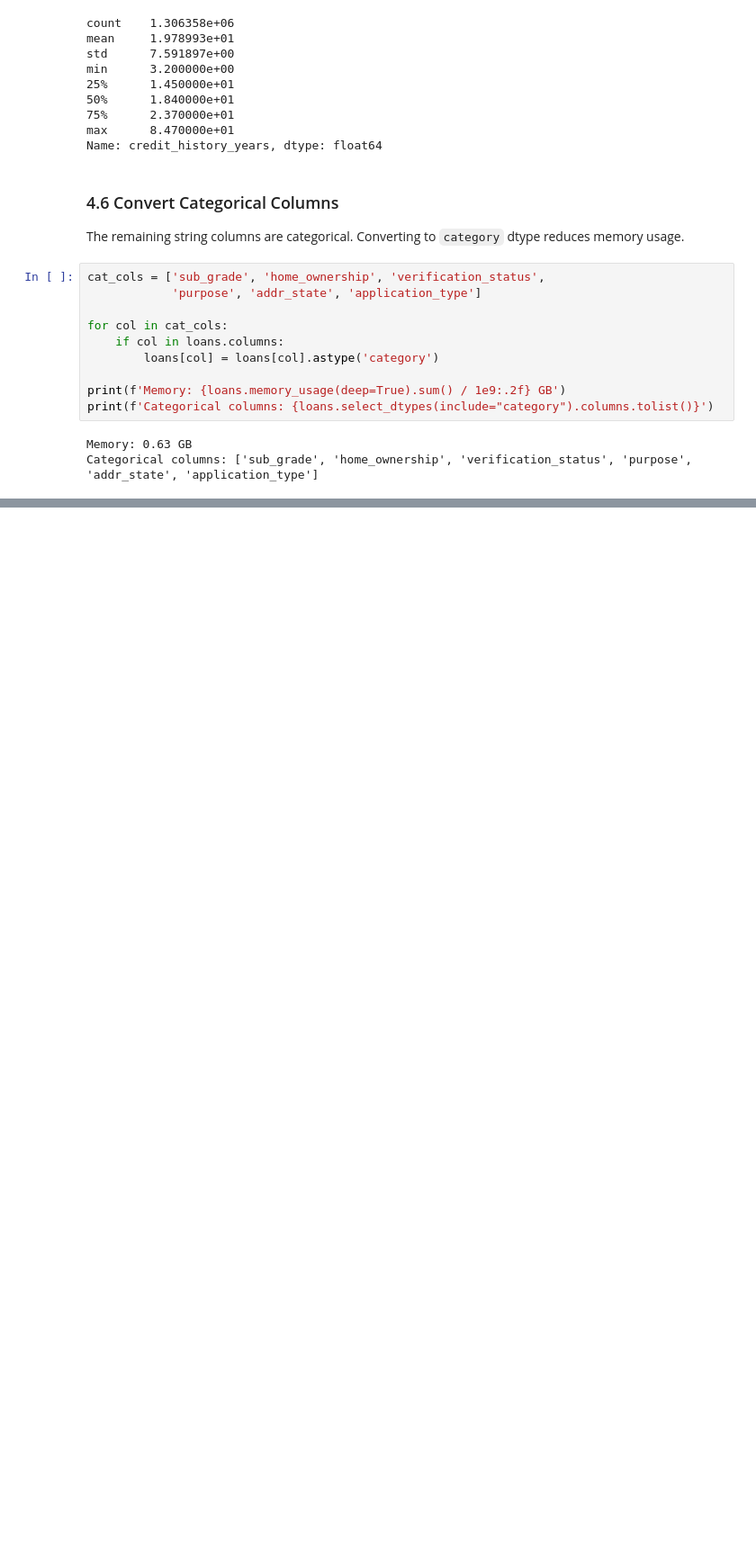
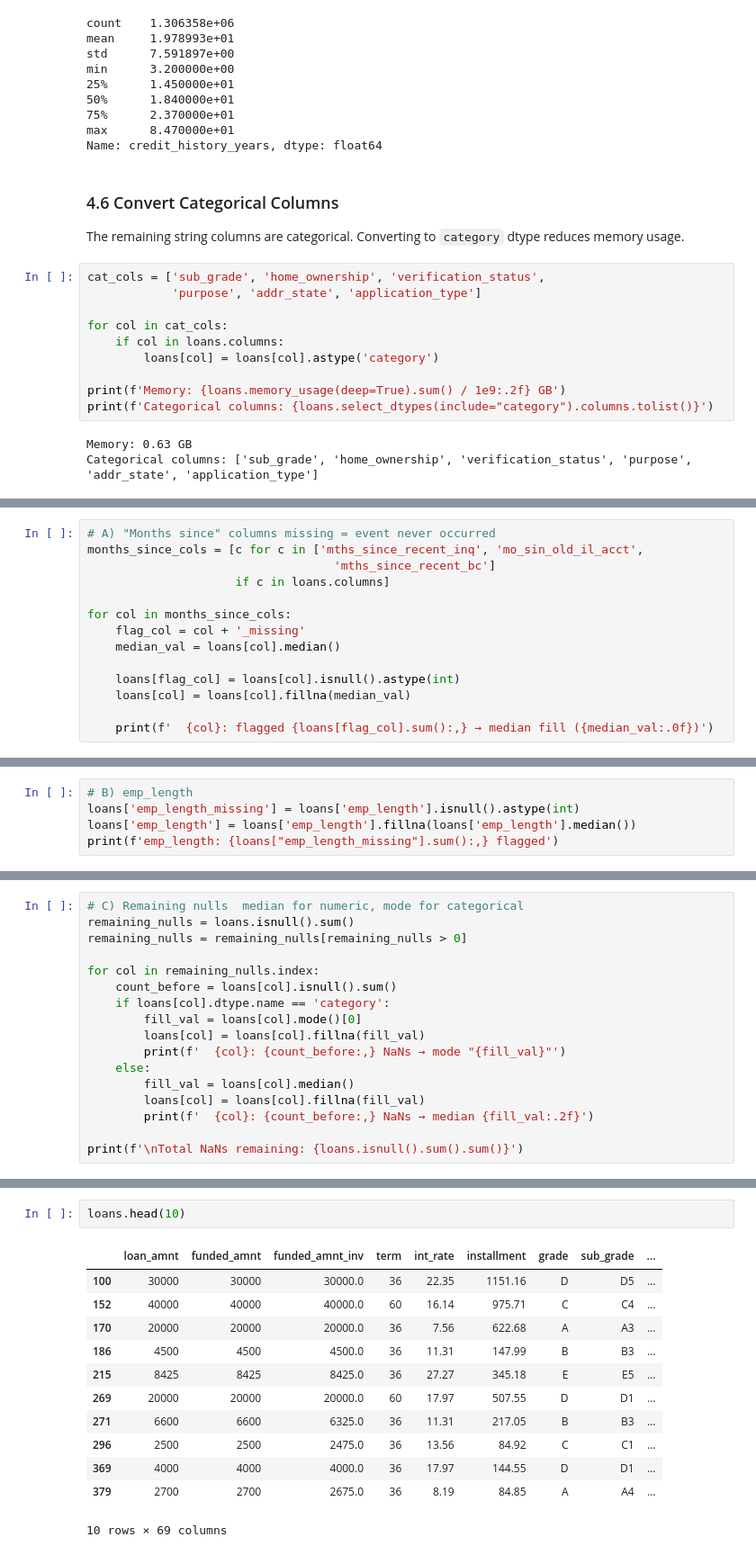
Before and after one commit to AhmedInv40/Predicting-Loan-Default, a Jupyter notebook: PredictingLoanDefault.ipynb, the cells around one changed output, grey strips where cells are left out. Shown at 90% size. Drawn from its saved outputs; the diff is of its cells as text; blank space fills up the shorter version.

Commit message:
Data Cleaning part 2 (missing values, imputing)

```diff
--- a/PredictingLoanDefault.ipynb
+++ b/PredictingLoanDefault.ipynb
@@ -434,0 +489,14 @@ Categorical columns: ['sub_grade', 'home_ownership', 'verification_status', 'pur
+# %%
+# A) "Months since" columns missing = event never occurred
+months_since_cols = [c for c in ['mths_since_recent_inq', 'mo_sin_old_il_acct',
+                                   'mths_since_recent_bc']
+                     if c in loans.columns]
+
+for col in months_since_cols:
+    flag_col = col + '_missing'
+    median_val = loans[col].median()
+
+    loans[flag_col] = loans[col].isnull().astype(int)
+    loans[col] = loans[col].fillna(median_val)
+
+    print(f'  {col}: flagged {loans[flag_col].sum():,} → median fill ({median_val:.0f})')
@@ -434,0 +507,5 @@ Categorical columns: ['sub_grade', 'home_ownership', 'verification_status', 'pur
+# %%
+# B) emp_length
+loans['emp_length_missing'] = loans['emp_length'].isnull().astype(int)
+loans['emp_length'] = loans['emp_length'].fillna(loans['emp_length'].median())
+print(f'emp_length: {loans["emp_length_missing"].sum():,} flagged')
@@ -434,0 +514,17 @@ Categorical columns: ['sub_grade', 'home_ownership', 'verification_status', 'pur
+# %%
+# C) Remaining nulls  median for numeric, mode for categorical
+remaining_nulls = loans.isnull().sum()
+remaining_nulls = remaining_nulls[remaining_nulls > 0]
+
+for col in remaining_nulls.index:
+    count_before = loans[col].isnull().sum()
+    if loans[col].dtype.name == 'category':
+        fill_val = loans[col].mode()[0]
+        loans[col] = loans[col].fillna(fill_val)
+        print(f'  {col}: {count_before:,} NaNs → mode "{fill_val}"')
+    else:
+        fill_val = loans[col].median()
+        loans[col] = loans[col].fillna(fill_val)
+        print(f'  {col}: {count_before:,} NaNs → median {fill_val:.2f}')
+
+print(f'\nTotal NaNs remaining: {loans.isnull().sum().sum()}')
@@ -434,0 +549,15 @@ Categorical columns: ['sub_grade', 'home_ownership', 'verification_status', 'pur
+# %%
+loans.head(10)
+# %% [output]
+|  | loan_amnt | funded_amnt | funded_amnt_inv | term | int_rate | installment | grade | sub_grade | ... |
+| 100 | 30000 | 30000 | 30000.0 | 36 | 22.35 | 1151.16 | D | D5 | ... |
+| 152 | 40000 | 40000 | 40000.0 | 60 | 16.14 | 975.71 | C | C4 | ... |
+| 170 | 20000 | 20000 | 20000.0 | 36 | 7.56 | 622.68 | A | A3 | ... |
+| 186 | 4500 | 4500 | 4500.0 | 36 | 11.31 | 147.99 | B | B3 | ... |
+| 215 | 8425 | 8425 | 8425.0 | 36 | 27.27 | 345.18 | E | E5 | ... |
+| 269 | 20000 | 20000 | 20000.0 | 60 | 17.97 | 507.55 | D | D1 | ... |
+| 271 | 6600 | 6600 | 6325.0 | 36 | 11.31 | 217.05 | B | B3 | ... |
+| 296 | 2500 | 2500 | 2475.0 | 36 | 13.56 | 84.92 | C | C1 | ... |
+| 369 | 4000 | 4000 | 4000.0 | 36 | 17.97 | 144.55 | D | D1 | ... |
+| 379 | 2700 | 2700 | 2675.0 | 36 | 8.19 | 84.85 | A | A4 | ... |
+10 rows × 69 columns
```
Also changed, not shown: parts of 17 cells of this notebook.
